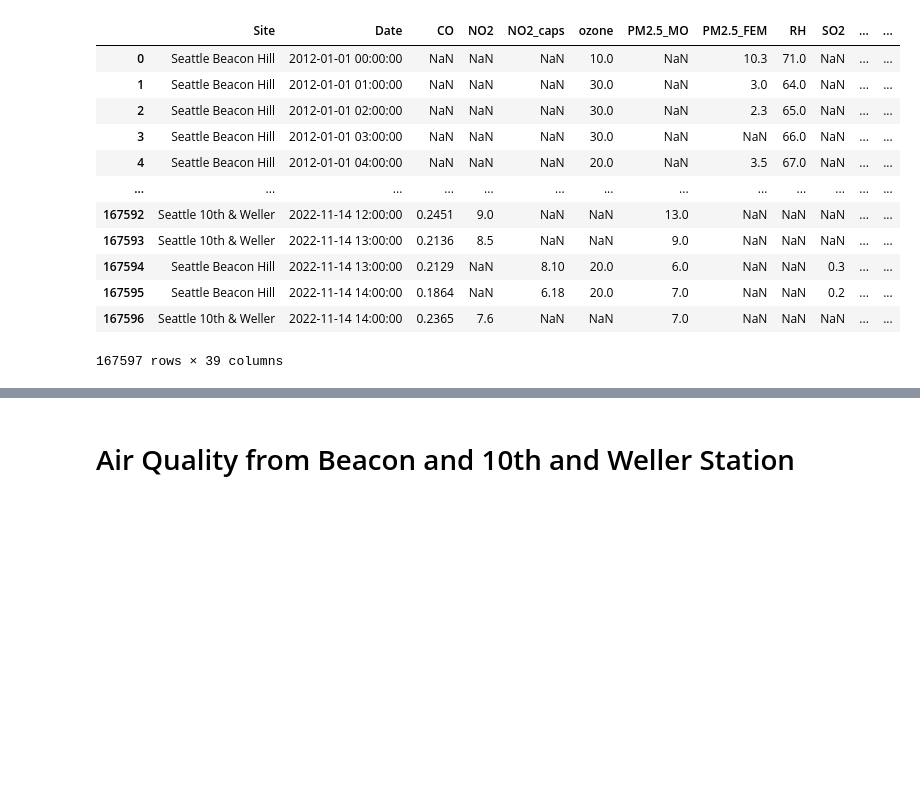
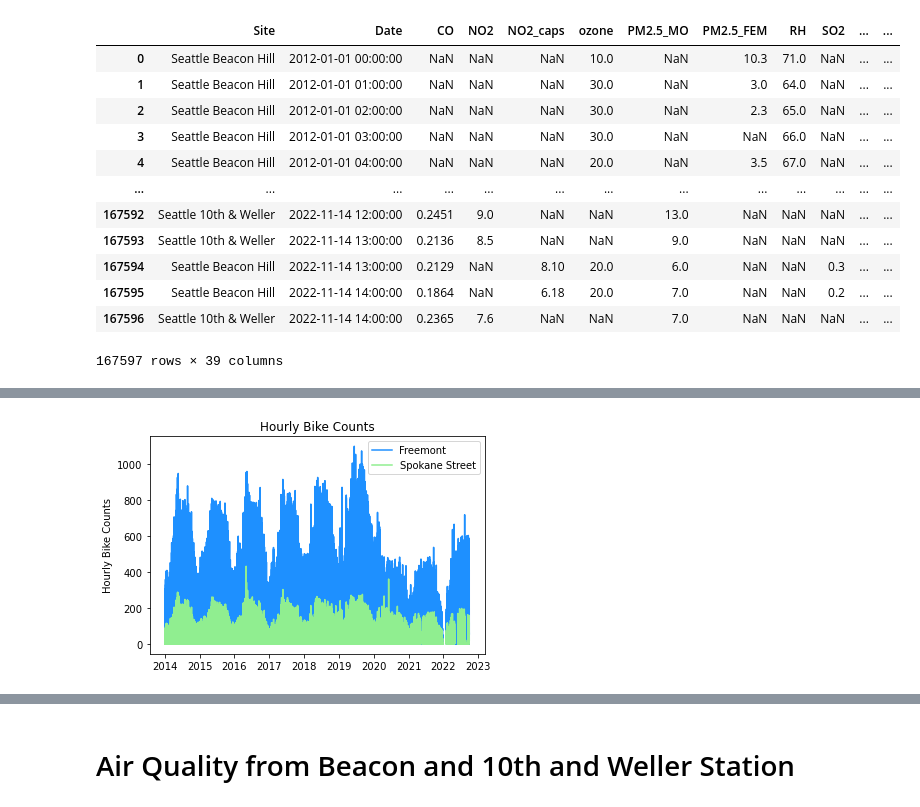
Before and after one commit to aworthyperson/Bike_Counters_Air_Quality, a Jupyter notebook: Bike_and_AQ_import_python.ipynb, the cells around one changed output, grey strips where cells are left out. Saved outputs shown, nothing was run; the diff lists cells and outputs as text; code cells hidden in the pictures; blank space fills up the shorter version.

```diff
--- a/Bike_and_AQ_import_python.ipynb
+++ b/Bike_and_AQ_import_python.ipynb
@@ -922,0 +938,9 @@ df3
+# %%
+plt.plot(df3.Date, df3['Fremont Bridge Total'], 'dodgerblue', label="Freemont")
+plt.plot(df3.Date, df3['Spokane St. Bridge Total'], 'lightgreen', label= "Spokane Street")
+plt.title('Hourly Bike Counts')
+plt.ylabel('Hourly Bike Counts');
+plt.legend();
+plt.show()
+# %% [output]
+[figure, added]
```
Also changed, not shown: parts of 6 cells of this notebook, 4 other files.
